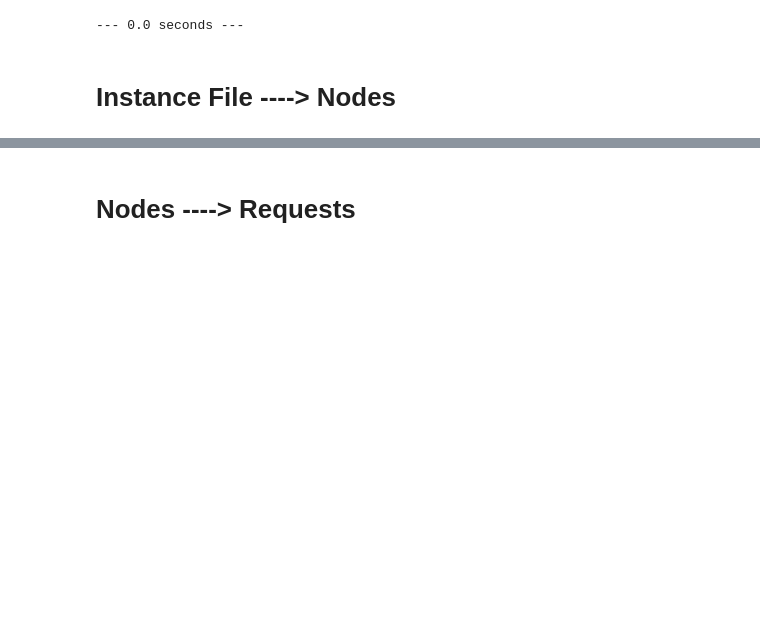
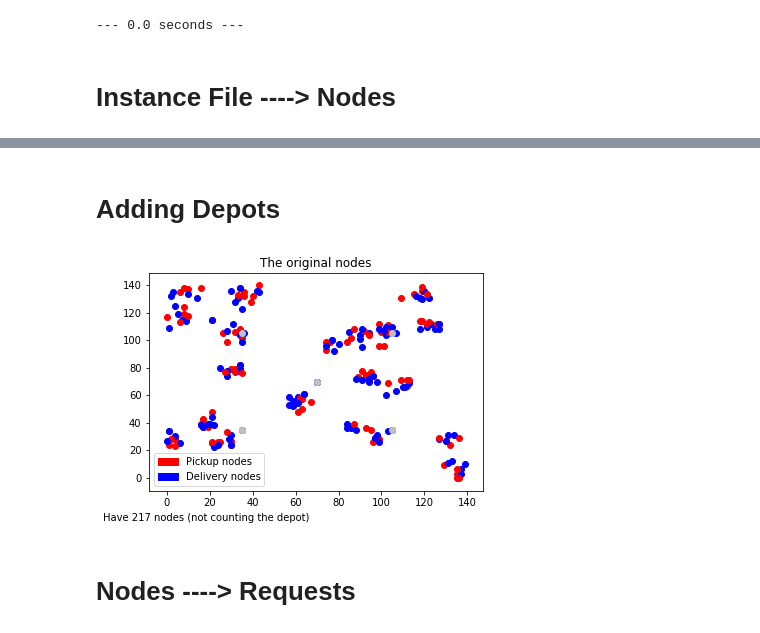
Before and after one commit to Worse2Worst/Senior-Project, a Jupyter notebook: src/visualize_benchmark.ipynb, the cells around one changed output, grey strips where cells are left out. Drawn from its saved outputs; the diff is of its cells as text; code cells hidden in the pictures; blank space fills up the shorter version.

```diff
--- a/src/visualize_benchmark.ipynb
+++ b/src/visualize_benchmark.ipynb
@@ -35,3 +29,10 @@ index = 0 ,x = 40 ,y = 50 ,ET = 0 ,LT = 1236 ,p_sibling = 0 ,d_sibling = 0 ,req_
+# %% [markdown]
+# Adding Depots
+# %%
+added_nodes = processing.add_depots(nodes)
+util.draw_added_nodes(added_nodes)
+# %% [output]
+[figure, added]
 # %% [markdown]
 # Nodes ----> Requests
 # %%
```
Also changed, not shown: parts of 4 cells of this notebook, 4 other files.
